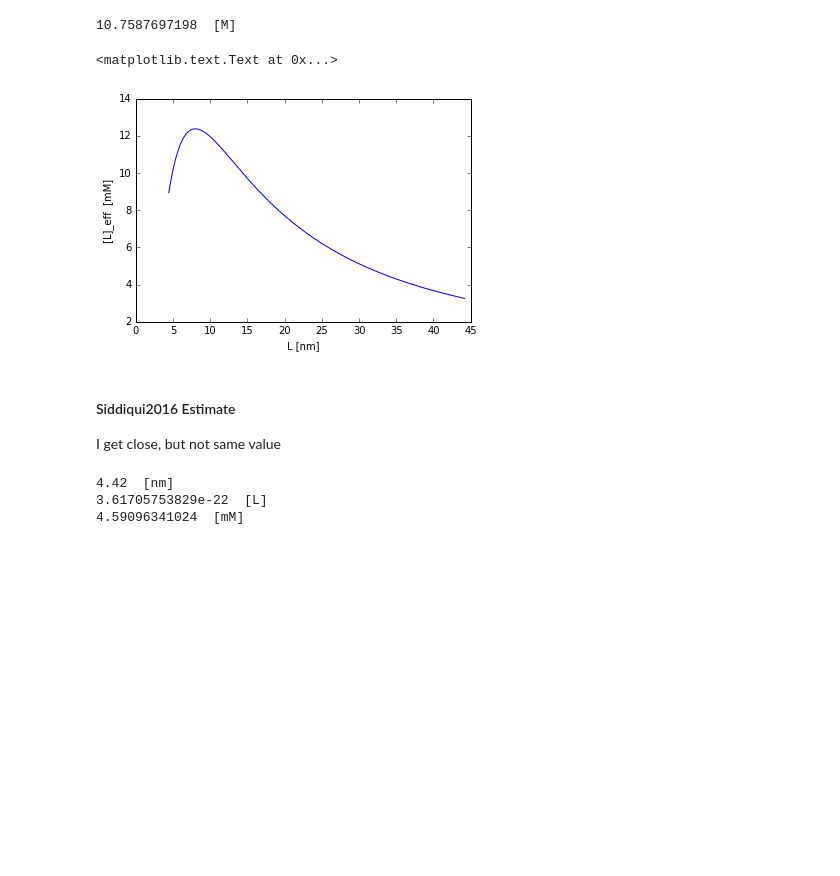
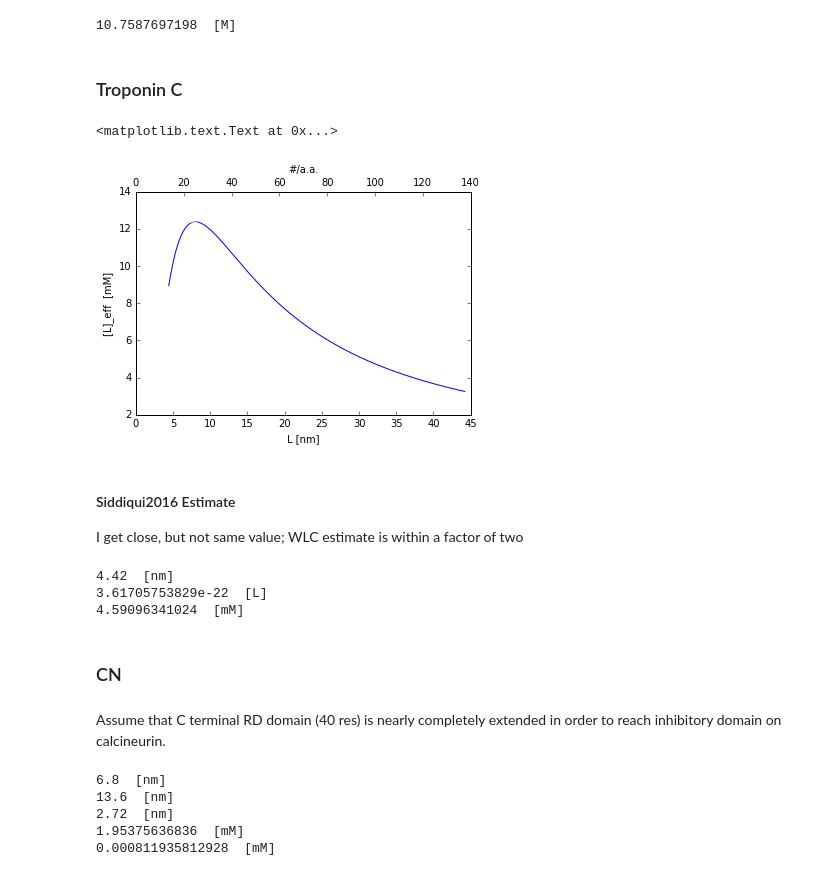
Before and after one commit to huskeypm/preliminary_data, a Jupyter notebook: R01/R01_CN_simdata.ipynb, the cells around one changed output. Saved outputs shown, nothing was run; the diff lists cells and outputs as text; code cells hidden in the pictures; blank space fills up the shorter version.

```diff
--- a/R01/R01_CN_simdata.ipynb
+++ b/R01/R01_CN_simdata.ipynb
@@ -78,26 +78,32 @@ cLim = G/6.022e23 / (V_bs * nm3_to_L)
 print cLim, " [M]"
 # %% [output]
 10.7587697198  [M]
+# %% [markdown]
+### Troponin C
 # %%
 M_to_mM=1e3
 M_to_uM=1e6
 
 
 D = 40. *Ang_to_nm   # binding site distance [nm]
-res = 13
-L_per_res = 3.4 # [A]
-Lmin = res*L_per_res * Ang_to_nm  # tether length [nm]
+res = 13   # Residues 147-134
+Ang_per_res = 3.4 # [A]
+Lmin = res*Ang_per_res * Ang_to_nm  # tether length [nm]
 Lmax = Lmin * 10
 Ls = np.linspace(Lmin,Lmax,1000)
-plt.plot(Ls, G_DZL(zeta,D,Ls)* cLim*M_to_mM)
-plt.xlabel("L [nm]")
-plt.ylabel("[L]_eff  [mM]")
+fig, ax1 = plt.subplots()
+ax1.plot(Ls, G_DZL(zeta,D,Ls)* cLim*M_to_mM)
+ax1.set_xlabel("L [nm]")
+ax1.set_ylabel("[L]_eff  [mM]")
+ax2 = ax1.twiny()
+ax2.plot(Ls/(L_per_res * Ang_to_nm), G_DZL(zeta,D,Ls)* cLim*M_to_mM,'w')
+ax2.set_xlabel("#/a.a.")
 # %% [output]
 <matplotlib.text.Text at 0x...>
-[figure, old version]
+[figure, new version]
 # %% [markdown]
 #### Siddiqui2016 Estimate
-I get close, but not same value
+I get close, but not same value; WLC estimate is within a factor of two
 # %%
 # Residues 134-147, 3.4 A/res
 r=(147-134)*3.4
@@ -111,3 +117,22 @@ print conc* M_to_mM, " [mM]"
 4.42  [nm]
 3.61705753829e-22  [L]
 4.59096341024  [mM]
+# %% [markdown]
+### CN
+# %% [markdown]
+Assume that C terminal RD domain (40 res) is nearly completely extended in order to reach inhibitory domain on calcineurin.
+# %%
+D = 40 * 0.5 * Ang_per_res * Ang_to_nm
+print D, " [nm]"
+L1 = 40 * Ang_per_res * Ang_to_nm
+print L1, " [nm]"
+L2 = 8  * Ang_per_res * Ang_to_nm
+print L2, " [nm]"
+print G_DZL(zeta,D,L1)* cLim*M_to_mM, " [mM]"
+print G_DZL(zeta,D,L2)* cLim*M_to_mM, " [mM]"
+# %% [output]
+6.8  [nm]
+13.6  [nm]
+2.72  [nm]
+1.95375636836  [mM]
+0.000811935812928  [mM]
```
Also changed, not shown: parts of 1 cell of this notebook.
